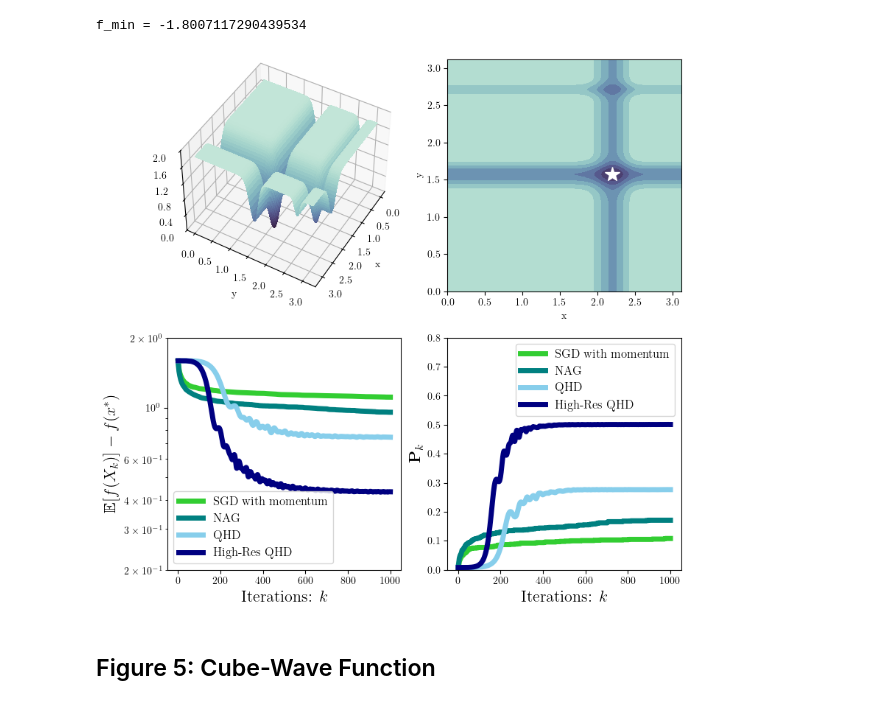
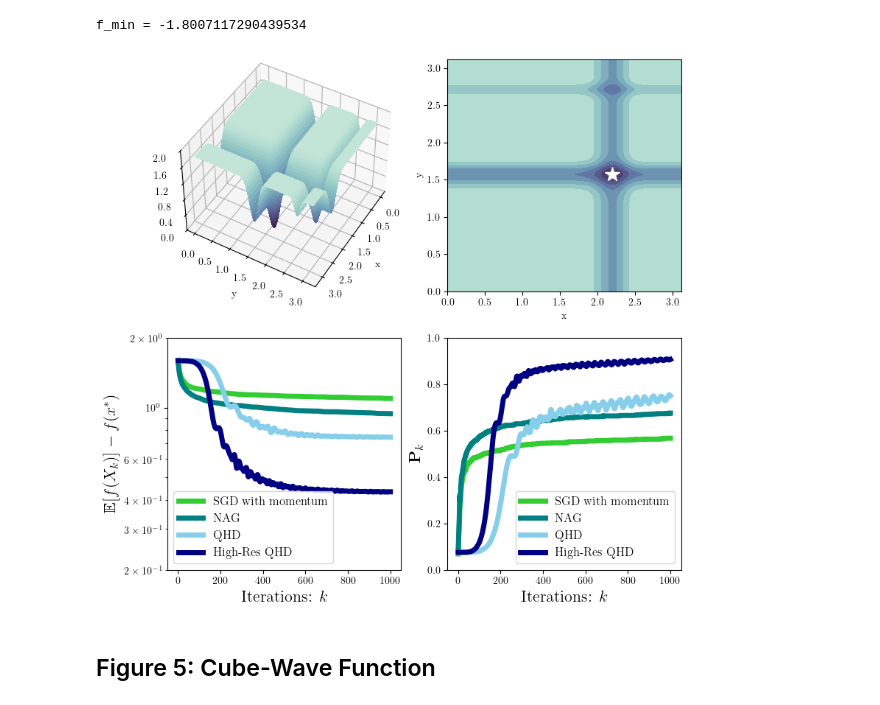
Before and after one commit to jiaqileng/Gradient-Based-QHD, a Jupyter notebook: 2d_experiments.ipynb, the cells around one changed output. Drawn from its saved outputs; the diff is of its cells as text; code cells hidden in the pictures.

```diff
--- a/2d_experiments.ipynb
+++ b/2d_experiments.ipynb
@@ -404,7 +404,7 @@ plt.legend(fontsize=14)
 lb = 0
 rb = pi
 N = 128
-success_gap = 0.5
+success_gap = 1
 s = lambda t: 10
 beta = lambda t: -0.05 # 0.01 * np.sqrt(s(t))
 
@@ -475,35 +475,35 @@ y_data_3 = obj_val_3 - fmin
 y_data_4 = obj_val_4 - fmin
 
 # X_DATA_3 = [snapshot_times_4, snapshot_times_3, snapshot_times_0, snapshot_times_1]
 Y_DATA_3 = [y_data_4, y_data_3, y_data_0, y_data_1]
 
 for i in range(4):
     ax3.plot(iter_number, Y_DATA_3[i], label=LABELS[i], color=COLORS[i], linewidth=5)
 
 ax3.legend(fontsize=12)
 ax3.set_yscale('log')
 # ax3.set_title('Objective Function Value', fontsize=18)
 ax3.set_xlabel('Iterations: ' + r'$k$', fontsize=16)
 ax3.set_ylabel(r'$\mathbb{E}[f(X_k)] - f(x^*)$', fontsize=16)
 ax3.set_ylim([2e-1, 2])
 
 
 ax4 = fig.add_subplot(224)
 
 Y_DATA_4 = [success_prob_4, success_prob_3, success_prob_0, success_prob_1]
 
 for i in range(4):
     ax4.plot(iter_number, Y_DATA_4[i], label=LABELS[i], color=COLORS[i], linewidth=5)
 
 ax4.legend(fontsize=12)
 # ax4.set_title('Success Probability', fontsize=18)
 ax4.set_xlabel('Iterations: ' + r'$k$', fontsize=16)
 ax4.set_ylabel(r'$\mathbf{P}_k$', fontsize=16)
-ax4.set_ylim([0,0.8])
+ax4.set_ylim([0,1])
 
 # plt.savefig('michalewicz.png', dpi=300, bbox_inches='tight')
 # %% [output]
-[figure, old version]
+[figure, new version]
 # %% [markdown]
 ## Figure 5: Cube-Wave Function
 # %%
```
